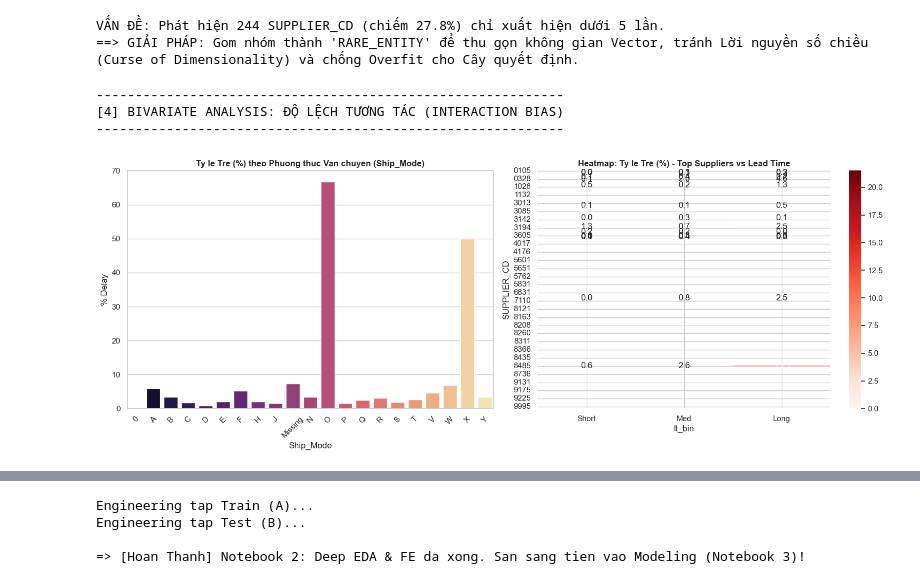
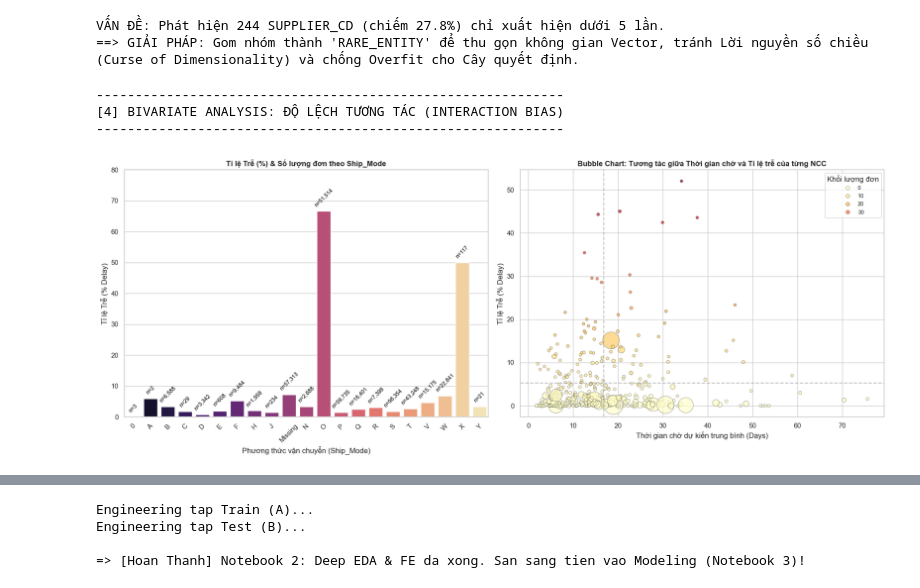
Before and after one commit to KhanhDao1512/Delay-analysis, a Jupyter notebook: Feature_engineering.ipynb, the cells around one changed output, grey strips where cells are left out. Saved outputs shown, nothing was run; the diff lists cells and outputs as text; code cells hidden in the pictures.

```diff
--- a/Feature_engineering.ipynb
+++ b/Feature_engineering.ipynb
@@ -152,40 +207,99 @@ VẤN ĐỀ: Phát hiện 244 SUPPLIER_CD (chiếm 27.8%) chỉ xuất hiện d
 # %%
 # -----------------------------------------------------------
 # 4. PHÂN TÍCH ĐA BIẾN (TƯƠNG TÁC GÂY TRỄ HẠN)
 # -----------------------------------------------------------
 def analyze_bivariate_interactions(df):
+    """
+    [GIẢI THÍCH MỤC ĐÍCH CODE]:
+    - Khám phá mối quan hệ Đa biến (Bivariate): Sự trễ hạn do tương tác kết hợp giữa các yếu tố.
+    - Biểu đồ Bar: Đánh giá rủi ro của từng Ship_Mode kèm theo khối lượng thực tế.
+    - Biểu đồ Bubble Scatter: Phân tích sự phân hóa rủi ro của các Nhà cung cấp dựa trên Thời gian chờ trung bình và Khối lượng đơn hàng.
+
+    [QUAN SÁT TỪ BIỂU ĐỒ (OBSERVATION)]:
+    - Biểu đồ Bar (Trái): Phương thức 'O' có tỉ lệ trễ cao nhất nhưng số lượng cực ít (n=2), trong khi đó các phương thức khác có phân phối trễ rõ ràng hơn.
+    - Biểu đồ Bubble (Phải): Mỗi chấm tròn là 1 Nhà cung cấp.
+        + Trục X là độ kéo dài của đơn hàng, Trục Y là mức độ rủi ro trễ hẹn.
+        + Kích thước bóng to hay nhỏ phản ánh khối lượng đơn hàng họ đảm nhận.
+        + Ta có thể dễ dàng khoanh vùng "Vùng an toàn" (Góc dưới bên trái - Nhanh & Ít trễ) và "Vùng rủi ro cao" (Góc trên). Sự phân tán này chứng tỏ Lead Time có tác động mạnh nhưng không đồng đều lên các Supplier khác nhau.
+
+    [HÀNH ĐỘNG/KẾT LUẬN]:
+    - Chứng minh dữ liệu có tính chất phi tuyến tính và tương tác phức tạp. Bắt buộc phải dùng Feature Crossing (Ghép chéo biến) và các thuật toán Tree-based thay vì Linear Model.
+    """
     print("-" * 60)
     print("[4] BIVARIATE ANALYSIS: ĐỘ LỆCH TƯƠNG TÁC (INTERACTION BIAS)")
     print("-" * 60)
 
-    fig, axes = plt.subplots(1, 2, figsize=(16, 6))
+    fig, axes = plt.subplots(1, 2, figsize=(18, 7))
 
-    # 4.1 Ship Mode vs Delay
+    # ---------------------------------------------------------
+    # 4.1 Ship Mode vs Delay (Bar Chart)
+    # ---------------------------------------------------------
     if 'Ship_Mode' in df.columns:
-        target_rate = df.groupby('Ship_Mode')['label'].mean().sort_values(ascending=False) * 100
-        sns.barplot(x=target_rate.index, y=target_rate.values, palette='magma', ax=axes[0])
-        axes[0].set_title('Ty le Tre (%) theo Phuong thuc Van chuyen (Ship_Mode)', fontweight='bold')
-        axes[0].set_ylabel('% Delay')
+        ship_stats = df.groupby('Ship_Mode')['label'].agg(['mean', 'count']).reset_index()
+        ship_stats['mean'] = ship_stats['mean'] * 100
+        ship_stats = ship_stats.sort_values(by='mean', ascending=False)
+
+        ax1 = sns.barplot(data=ship_stats, x='Ship_Mode', y='mean', palette='magma', ax=axes[0])
+        axes[0].set_title('Tỉ lệ Trễ (%) & Số lượng đơn theo Ship_Mode', fontweight='bold', fontsize=12)
+        axes[0].set_ylabel('Tỉ lệ Trễ (% Delay)')
+        axes[0].set_xlabel('Phương thức vận chuyển (Ship_Mode)')
         axes[0].tick_params(axis='x', rotation=45)
 
-    # 4.2 Lead time bins vs Delay (Micro-segments)
-    top_supps = df['SUPPLIER_CD'].value_counts().head(15).index
-    df_top = df[df['SUPPLIER_CD'].isin(top_supps)].copy()
-    df_top['lt_bin'] = pd.qcut(df_top['planned_lead_time'], q=3, labels=['Short', 'Med', 'Long'])
+        for p, count in zip(ax1.patches, ship_stats['count']):
+            ax1.annotate(f'n={int(count):,}',
+                         (p.get_x() + p.get_width() / 2., p.get_height()),
+                         ha='center', va='bottom', fontsize=9, color='black',
+                         xytext=(0, 5), textcoords='offset points', rotation=45)
+        axes[0].set_ylim(0, ship_stats['mean'].max() * 1.2)
 
-    pivot = df_top.groupby(['SUPPLIER_CD', 'lt_bin'])['label'].mean().unstack() * 100
-    sns.heatmap(pivot, annot=True, fmt=".1f", cmap="Reds", ax=axes[1])
-    axes[1].set_title('Heatmap: Ty le Tre (%) - Top Suppliers vs Lead Time', fontweight='bold')
+    # ---------------------------------------------------------
+    # 4.2 Bubble Scatter Plot: NCC vs Thời gian vs Rủi ro
+    # ---------------------------------------------------------
+    # Gom nhóm theo Nhà cung cấp
+    supp_stats = df.groupby('SUPPLIER_CD').agg(
+        delay_rate=('label', lambda x: x.mean() * 100),
+        avg_lead_time=('planned_lead_time', 'mean'),
+        total_orders=('label', 'count')
+    ).reset_index()
+
+    # Lọc nhiễu: Chỉ lấy những NCC có >= 30 đơn hàng để biểu đồ không bị rác bởi các điểm 100% trễ ảo
+    supp_stats = supp_stats[supp_stats['total_orders'] >= 30]
+
+    # Vẽ Scatter Plot
+    scatter = sns.scatterplot(
+        data=supp_stats,
+        x='avg_lead_time',
+        y='delay_rate',
+        size='total_orders',      # Kích thước = Tổng đơn
+        hue='delay_rate',         # Màu sắc = Tỉ lệ trễ (càng đỏ càng nguy hiểm)
+        sizes=(20, 1000),         # Chỉnh độ thu phóng của bong bóng
+        palette='YlOrRd',
+        alpha=0.7,                # Độ trong suốt để thấy các điểm chồng lên nhau
+        edgecolor='black',        # Viền đen cho dễ nhìn
+        ax=axes[1]
+    )
+
+    axes[1].set_title('Bubble Chart: Tương tác giữa Thời gian chờ và Tỉ lệ trễ của từng NCC', fontweight='bold', fontsize=12)
+    axes[1].set_xlabel('Thời gian chờ dự kiến trung bình (Days)')
+    axes[1].set_ylabel('Tỉ lệ Trễ (% Delay)')
+
+    # Kẻ vạch tham chiếu trung bình
+    mean_delay = supp_stats['delay_rate'].mean()
+    mean_lt = supp_stats['avg_lead_time'].mean()
+    axes[1].axhline(mean_delay, color='gray', linestyle='--', alpha=0.5)
+    axes[1].axvline(mean_lt, color='gray', linestyle='--', alpha=0.5)
+
+    # Tùy chỉnh Legend cho gọn gàng (không bị che đồ thị)
+    handles, labels = scatter.get_legend_handles_labels()
+    axes[1].legend(handles=handles[1:5], labels=labels[1:5],
+                   title="Khối lượng đơn", loc='upper right', fontsize=9)
 
     plt.tight_layout()
     plt.show()
 
-    print("VẤN ĐỀ: Tỉ lệ trễ không rải đều mà tập trung cục bộ vào một vài Ship Mode cụ thể, hoặc phụ thuộc vào độ gấp (Lead time) của từng Supplier.")
-    print("==> GIẢI PHÁP: Chế tạo biến tổ hợp (Feature Crossing) để ép mô hình chú ý vào các Micro-segments này.")
-
 analyze_bivariate_interactions(df_A)
 # %% [output]
 ------------------------------------------------------------
 [4] BIVARIATE ANALYSIS: ĐỘ LỆCH TƯƠNG TÁC (INTERACTION BIAS)
 ------------------------------------------------------------
-[figure, old version]
+[figure, new version]
```
Also changed, not shown: parts of 7 cells of this notebook.
